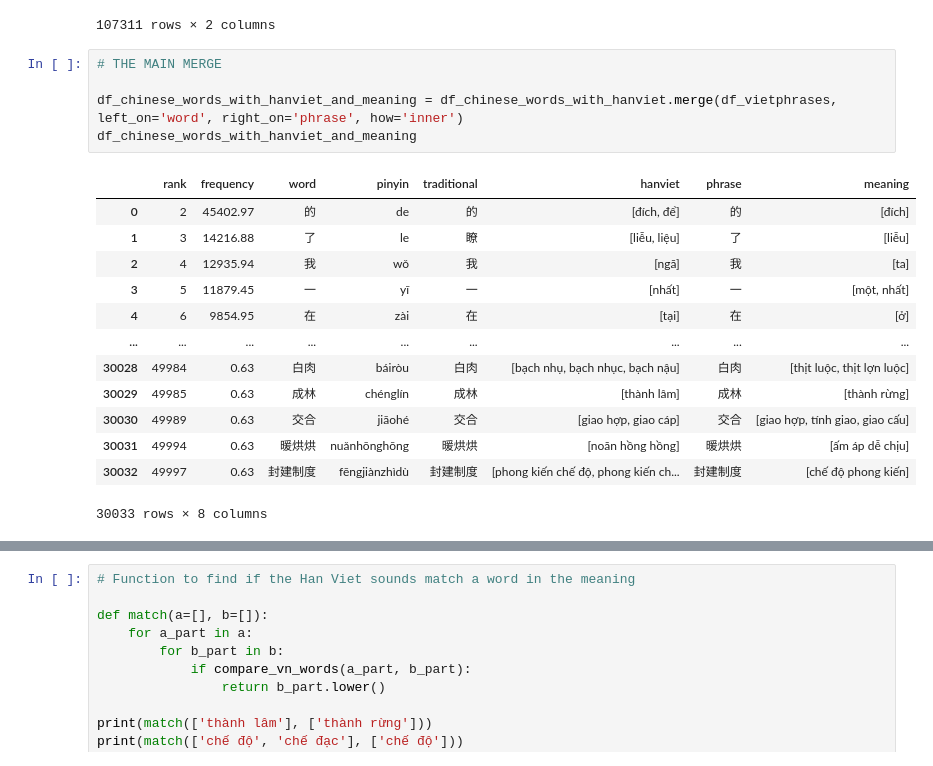
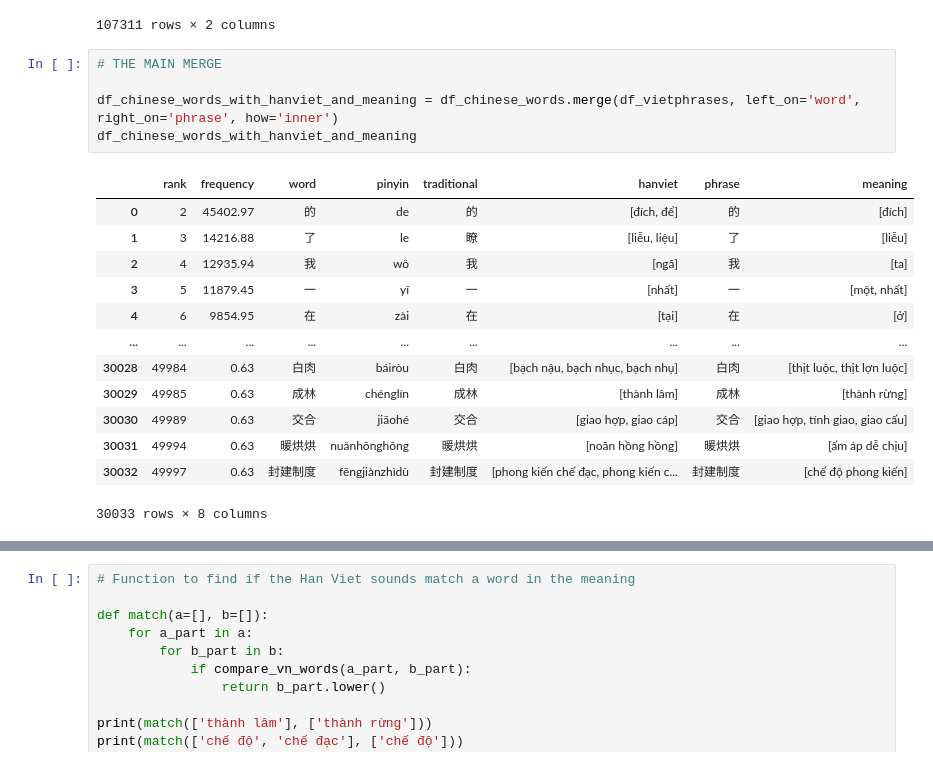
Before and after one commit to ryanphung/chinese-hanviet-cognates, a Jupyter notebook: chinese-hanviet.ipynb, the cells around one changed output, grey strips where cells are left out. Cells and saved outputs as stored; diff of their text form.

```diff
--- a/chinese-hanviet.ipynb
+++ b/chinese-hanviet.ipynb
@@ -322,19 +323,19 @@ df_vietphrases
 # %%
 # THE MAIN MERGE
 
-df_chinese_words_with_hanviet_and_meaning = df_chinese_words_with_hanviet.merge(df_vietphrases, left_on='word', right_on='phrase', how='inner')
+df_chinese_words_with_hanviet_and_meaning = df_chinese_words.merge(df_vietphrases, left_on='word', right_on='phrase', how='inner')
 df_chinese_words_with_hanviet_and_meaning
 # %% [output]
 |  | rank | frequency | word | pinyin | traditional | hanviet | phrase | meaning |
 | 0 | 2 | 45402.97 | 的 | de | 的 | [đích, để] | 的 | [đích] |
 | 1 | 3 | 14216.88 | 了 | le | 瞭 | [liễu, liệu] | 了 | [liễu] |
 | 2 | 4 | 12935.94 | 我 | wǒ | 我 | [ngã] | 我 | [ta] |
 | 3 | 5 | 11879.45 | 一 | yī | 一 | [nhất] | 一 | [một, nhất] |
 | 4 | 6 | 9854.95 | 在 | zài | 在 | [tại] | 在 | [ở] |
 | ... | ... | ... | ... | ... | ... | ... | ... | ... |
-| 30028 | 49984 | 0.63 | 白肉 | báiròu | 白肉 | [bạch nhụ, bạch nhục, bạch nậu] | 白肉 | [thịt luộc, thịt lợn luộc] |
+| 30028 | 49984 | 0.63 | 白肉 | báiròu | 白肉 | [bạch nậu, bạch nhục, bạch nhụ] | 白肉 | [thịt luộc, thịt lợn luộc] |
 | 30029 | 49985 | 0.63 | 成林 | chénglín | 成林 | [thành lâm] | 成林 | [thành rừng] |
 | 30030 | 49989 | 0.63 | 交合 | jiāohé | 交合 | [giao hợp, giao cáp] | 交合 | [giao hợp, tính giao, giao cấu] |
 | 30031 | 49994 | 0.63 | 暖烘烘 | nuǎnhōnghōng | 暖烘烘 | [noãn hồng hồng] | 暖烘烘 | [ấm áp dễ chịu] |
-| 30032 | 49997 | 0.63 | 封建制度 | fēngjiànzhìdù | 封建制度 | [phong kiến chế độ, phong kiến ch... | 封建制度 | [chế độ phong kiến] |
+| 30032 | 49997 | 0.63 | 封建制度 | fēngjiànzhìdù | 封建制度 | [phong kiến chế đạc, phong kiến c... | 封建制度 | [chế độ phong kiến] |
 30033 rows × 8 columns
```
Also changed, not shown: parts of 13 cells of this notebook, 6 other files.
